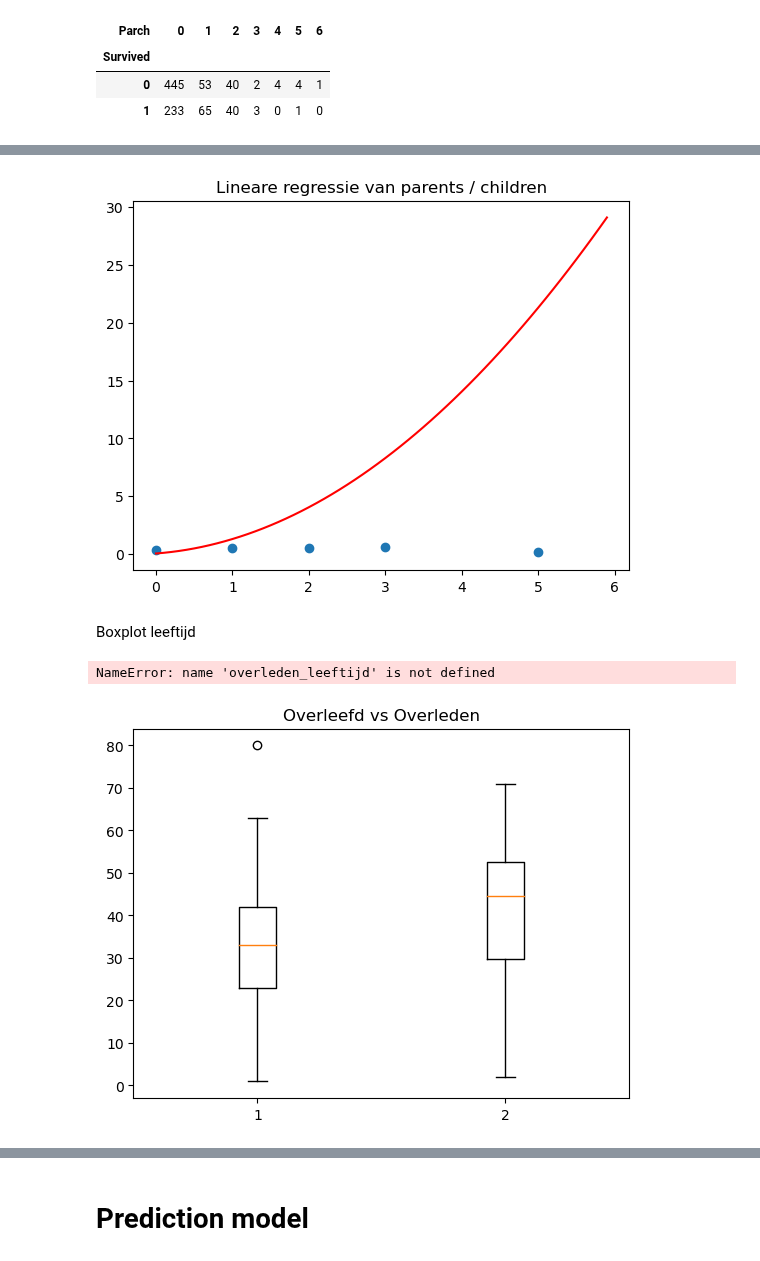
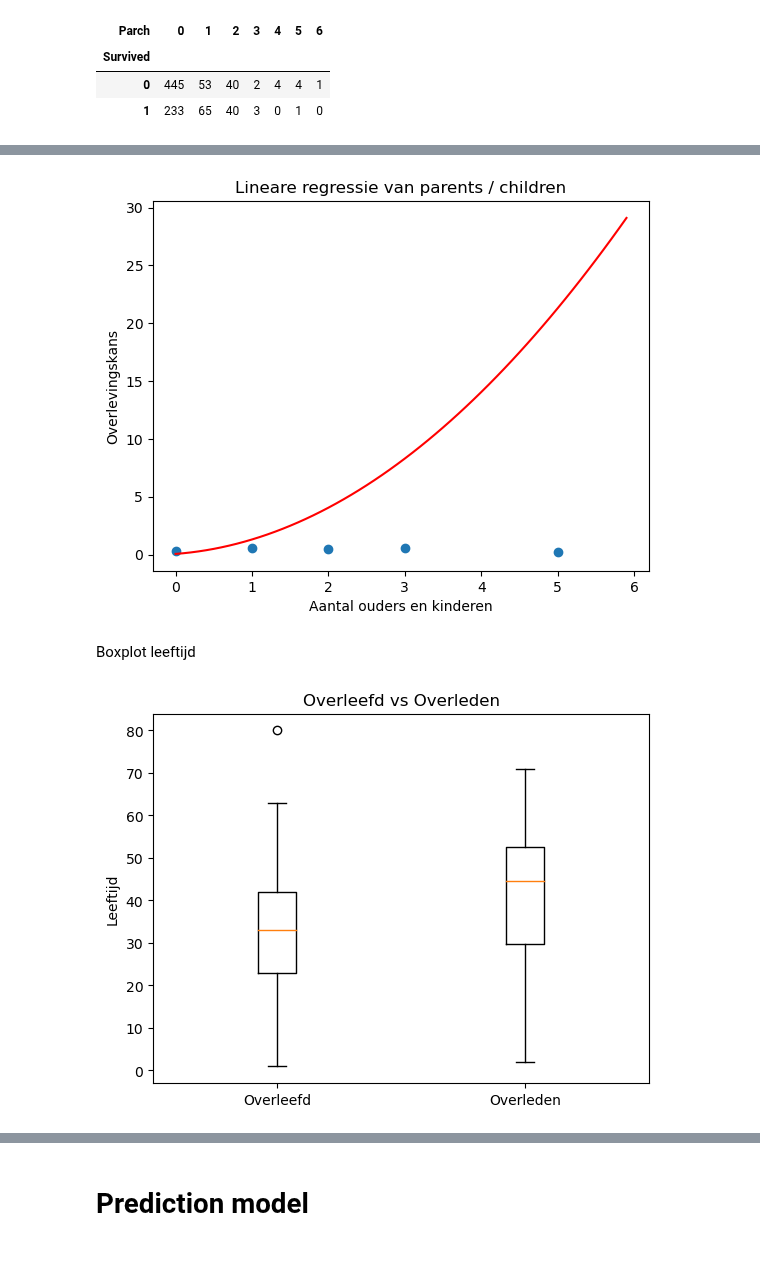
Before and after one commit to Stemt/DS-groep-6, a Jupyter notebook: case_1.ipynb, the cells around one changed output, grey strips where cells are left out. Drawn from its saved outputs; the diff is of its cells as text; code cells hidden in the pictures.

```diff
--- a/case_1.ipynb
+++ b/case_1.ipynb
@@ -102,3 +102,3 @@ plt.show()
 # %%
-traindf['SibSp']=np.where(traindf['Survived']==0, 'Dood', 'levend')
+# survival_counts_siblings=np.where(traindf['Survived']==0, 'Dood', 'levend')
 # %%
@@ -232,7 +219,7 @@ ax.set_xlabel("Aantal ouders en kinderen")
 ax.set_ylabel("Overlevingskans")
 plt.show()
 # %% [output]
-[figure, old version]
+[figure, new version]
 # %% [markdown]
 Boxplot leeftijd
 # %%
@@ -245,22 +232,21 @@ overleden_age = {'Overleefd': traindf3[traindf3['Survived'] == 1]['Age'],
 # %%
 #code voor boxplot
 fig, ax = plt.subplots()
 
 
 
 ax.boxplot(overleden_age.values())
 
 # ax.set_title('Title')
 ax.set_title("Overleefd vs Overleden")
 # ax.set_xticklabels(['Overleefd', Overleden])
-ax.set_xticklabels(overleden_leeftijd.keys())
+ax.set_xticklabels(overleden_age.keys())
 # ax.set_ylabel('Y')
 ax.set_ylabel('Leeftijd')
 
 plt.show()
 # %% [output]
-NameError: name 'overleden_leeftijd' is not defined
-[figure, old version]
+[figure, new version]
 # %%
 sns.heatmap(traindf.corr(), annot = True )
 plt.show()
```
Also changed, not shown: parts of 11 cells of this notebook, 1 other file.
